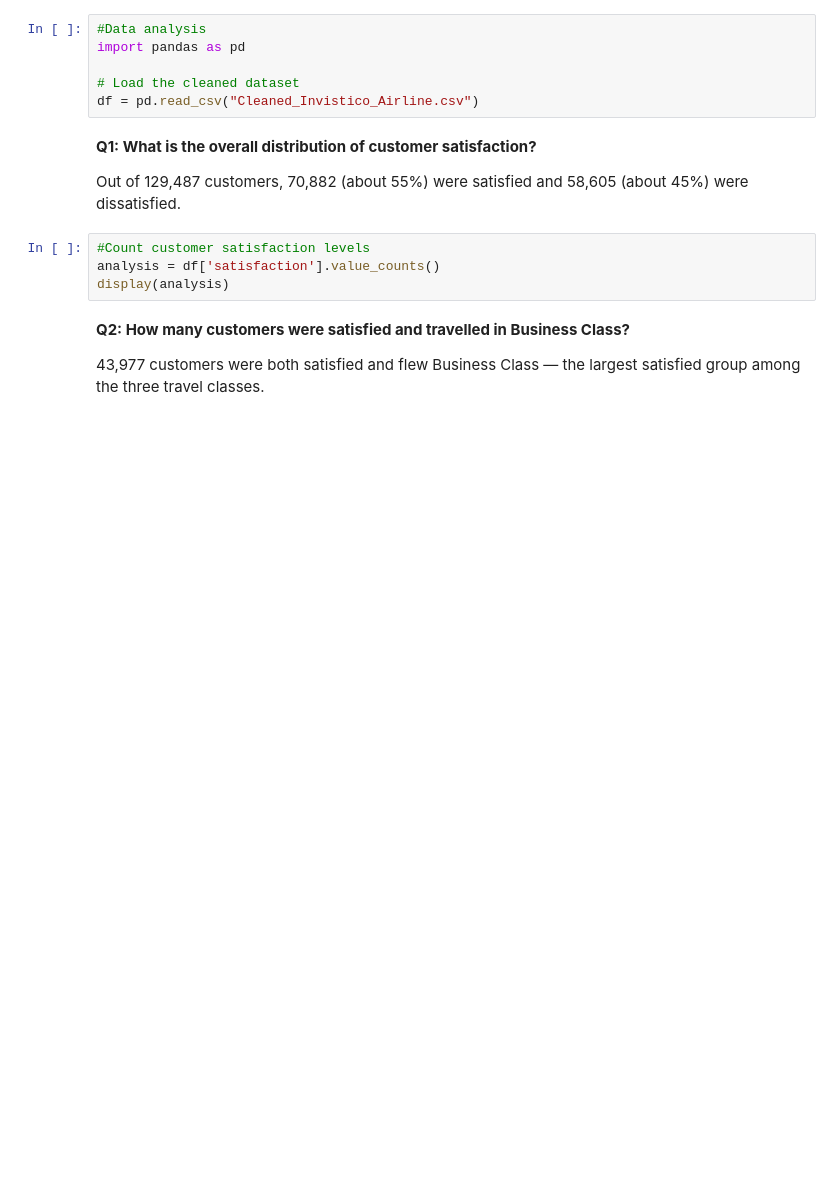
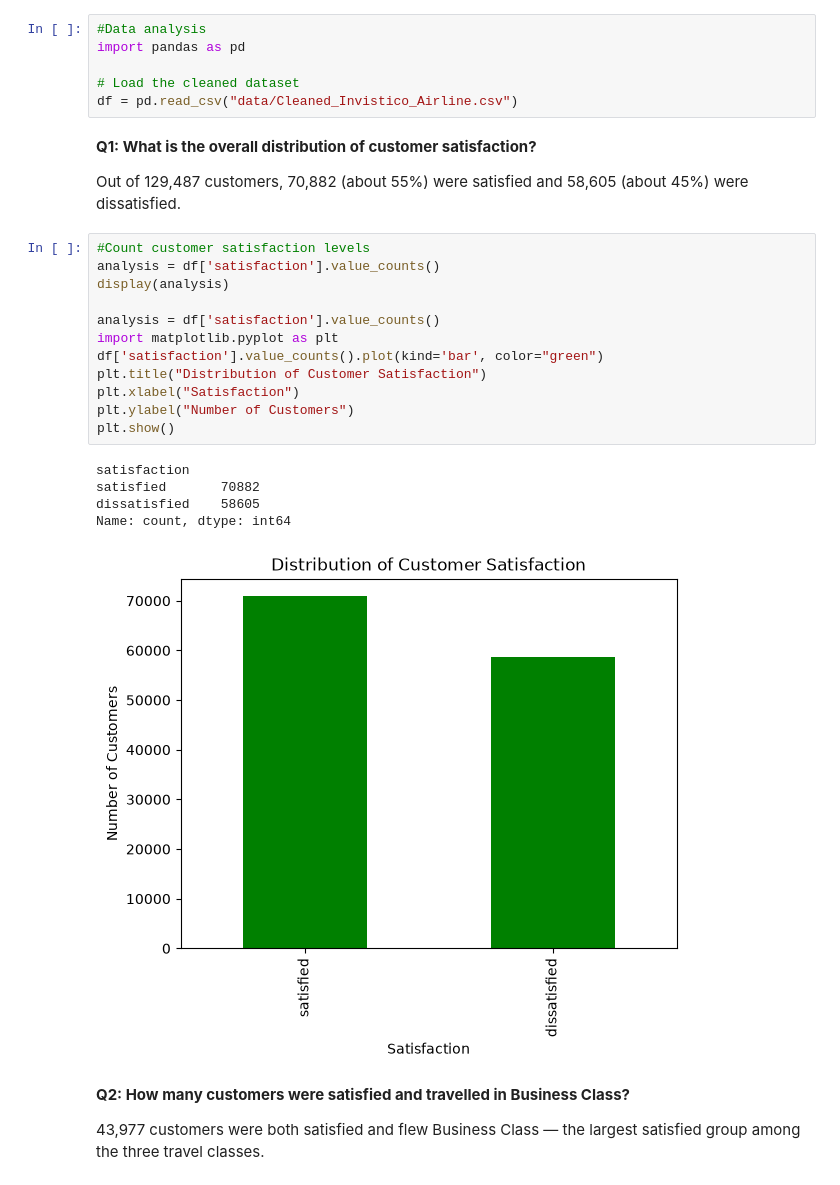
Before and after one commit to Devki9/Invistico-Airlines-Customer-satisfaction-Survey-Analysis, a Jupyter notebook: Group Work (3) (1).ipynb, the cells around one changed output. Cells and saved outputs as stored; diff of their text form; blank space fills up the shorter version.

```diff
--- a/Group Work (3) (1).ipynb
+++ b/Group Work (3) (1).ipynb
@@ -65,7 +103,7 @@ This section answers 8 key questions about customer satisfaction, delays, and se
 import pandas as pd
 
 # Load the cleaned dataset
-df = pd.read_csv("Cleaned_Invistico_Airline.csv")
+df = pd.read_csv("data/Cleaned_Invistico_Airline.csv")
 # %% [markdown]
 **Q1: What is the overall distribution of customer satisfaction?**
 
@@ -73,7 +111,21 @@ Out of 129,487 customers, 70,882 (about 55%) were satisfied and 58,605 (about 45
 # %%
 #Count customer satisfaction levels
 analysis = df['satisfaction'].value_counts()
 display(analysis)
+
+analysis = df['satisfaction'].value_counts()
+import matplotlib.pyplot as plt
+df['satisfaction'].value_counts().plot(kind='bar', color="green")
+plt.title("Distribution of Customer Satisfaction")
+plt.xlabel("Satisfaction")
+plt.ylabel("Number of Customers")
+plt.show()
+# %% [output]
+satisfaction
+satisfied       70882
+dissatisfied    58605
+Name: count, dtype: int64
+[figure, added]
 # %% [markdown]
 **Q2: How many customers were satisfied and travelled in Business Class?**
 
```
Also changed, not shown: parts of 13 cells of this notebook.
